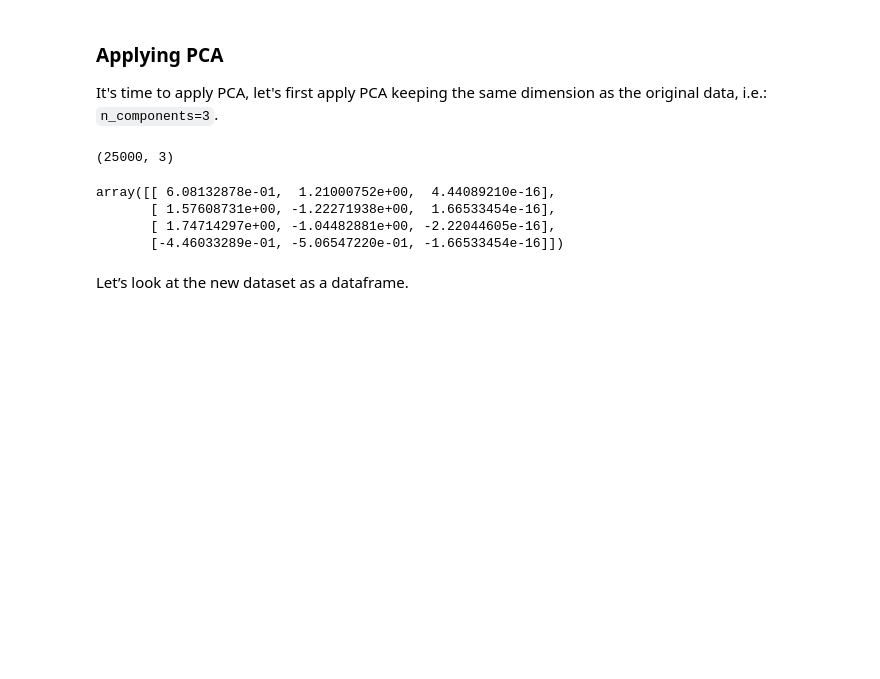
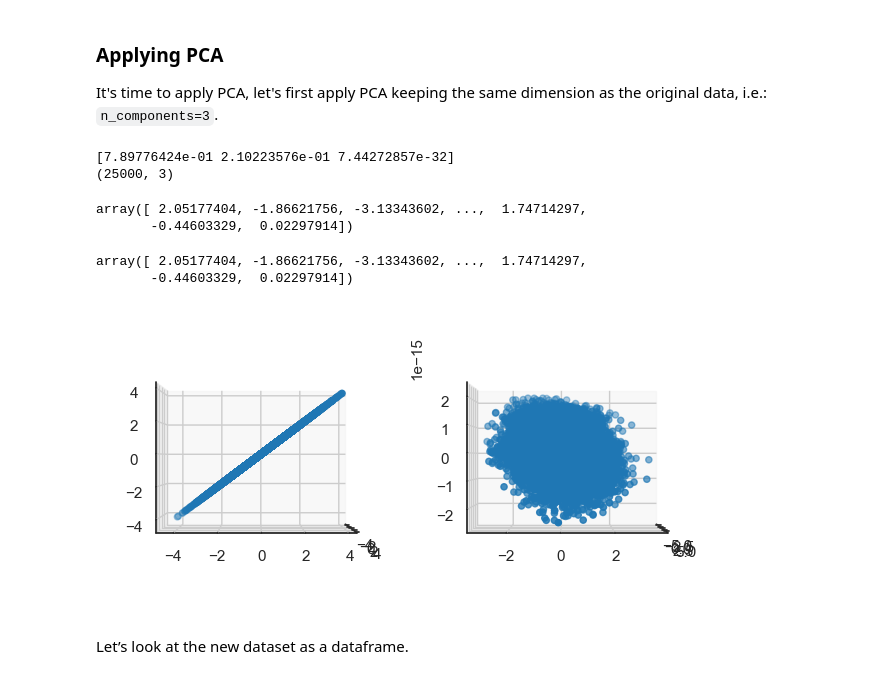
Before and after one commit to fernandapratama/IBM__Unsupervised-ML, a Jupyter notebook: PCA.ipynb, the cells around one changed output. Cells and saved outputs as stored; diff of their text form; code cells hidden in the pictures; blank space fills up the shorter version.

```diff
--- a/PCA.ipynb
+++ b/PCA.ipynb
@@ -228,17 +234,39 @@ It's time to apply PCA, let's first apply PCA keeping the same dimension as the
 # %%
 pca = PCA()
 pca.fit(hwdf)
+
+print(pca.explained_variance_ratio_)
 Xhat = pca.transform(hwdf)
 print(Xhat.shape)
 # %% [output]
+[7.89776424e-01 2.10223576e-01 7.44272857e-32]
 (25000, 3)
-# %%
-Xhat[-5:-1]
-# %% [output]
-array([[ 6.08132878e-01,  1.21000752e+00,  4.44089210e-16],
-       [ 1.57608731e+00, -1.22271938e+00,  1.66533454e-16],
-       [ 1.74714297e+00, -1.04482881e+00, -2.22044605e-16],
-       [-4.46033289e-01, -5.06547220e-01, -1.66533454e-16]])
+# %%
+Xhat[:,0]
+# %% [output]
+array([ 2.05177404, -1.86621756, -3.13343602, ...,  1.74714297,
+       -0.44603329,  0.02297914])
+# %%
+Xhat[0:,0]
+# %% [output]
+array([ 2.05177404, -1.86621756, -3.13343602, ...,  1.74714297,
+       -0.44603329,  0.02297914])
+# %%
+fig = plt.figure()
+ax1 = fig.add_subplot(121, projection='3d')
+xs, ys, zs = [hwdf[attr] for attr in hwdf.columns]
+ax1.view_init(elev=0, azim=0)
+ax1.scatter(xs, ys, zs)
+
+ax2 = fig.add_subplot(122, projection='3d')
+xs, ys, zs = [Xhat[0:,attr] for attr in range(Xhat.shape[1])]
+ax2.view_init(elev=0, azim=0)
+ax2.scatter(xs, ys, zs)
+
+plt.tight_layout()
+plt.show()
+# %% [output]
+[figure, added]
 # %% [markdown]
 Let’s look at the new dataset as a dataframe.
 # %%
```
Also changed, not shown: parts of 2 cells of this notebook.
